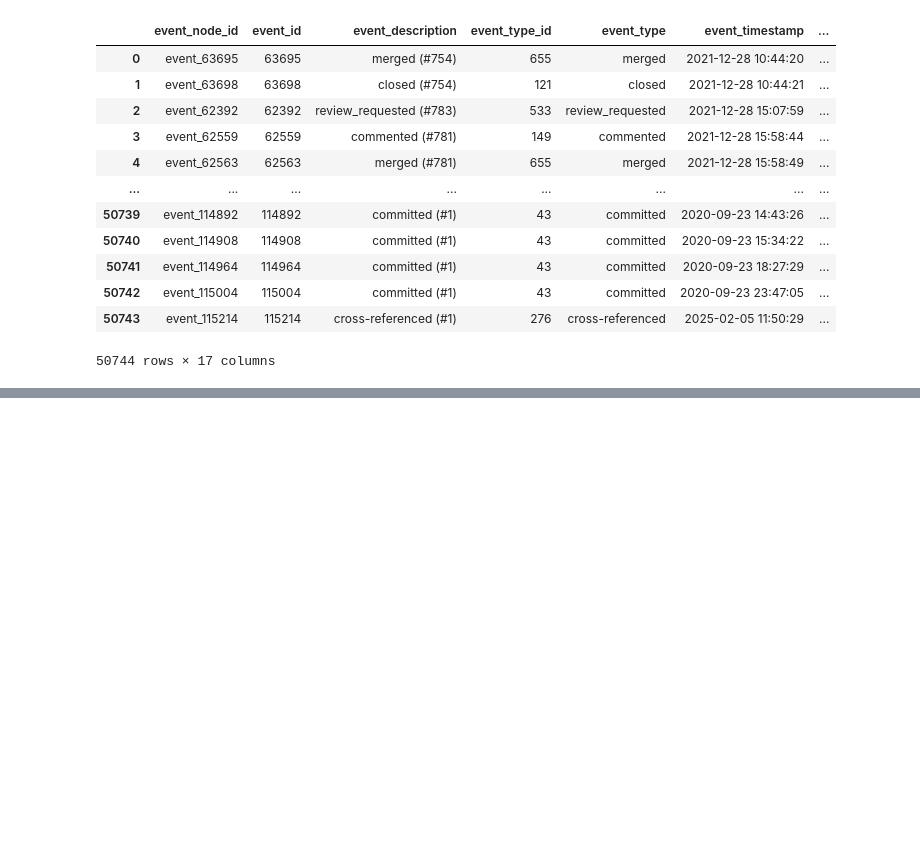
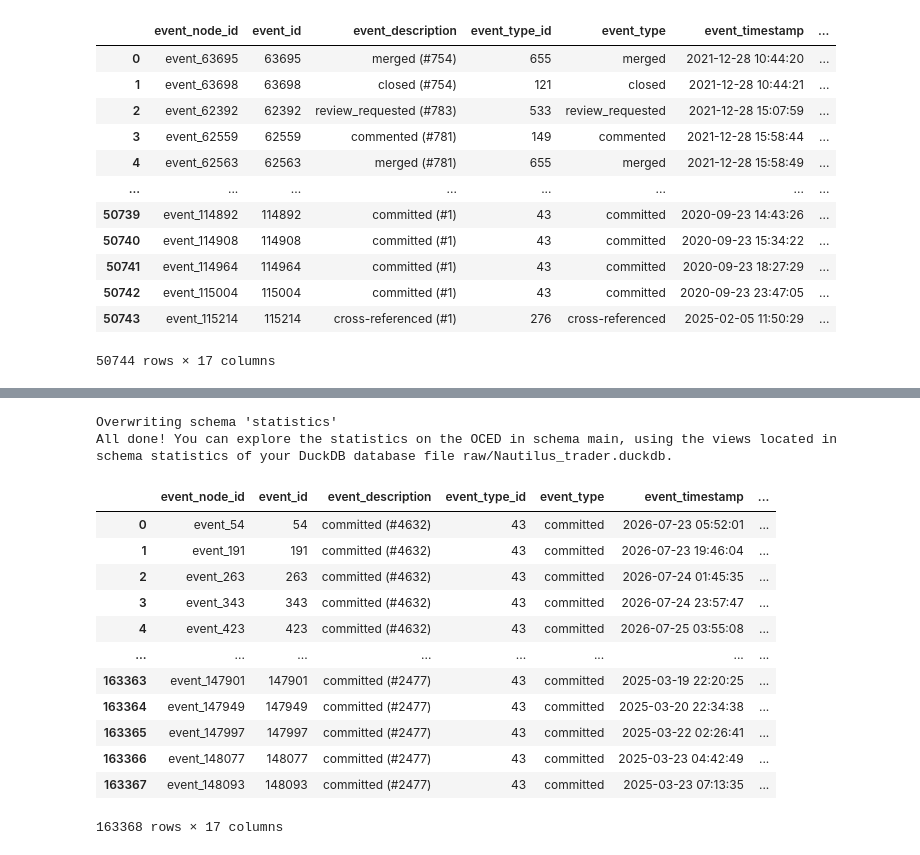
Before and after one commit to MahsaChoop/Lifecycle-Processes, a Jupyter notebook: data/data extraction.ipynb, the cells around one changed output, grey strips where cells are left out. Saved outputs shown, nothing was run; the diff lists cells and outputs as text; code cells hidden in the pictures; blank space fills up the shorter version.

Commit message:
adding Nautilus_trader dataset

```diff
--- a/data/data extraction.ipynb
+++ b/data/data extraction.ipynb
@@ -824,0 +830,13 @@ eventsPerobj_df
+# %%
+import duckdb
+import pandas as pd
+
+from pystackt import *
+
+from configToken import GITHUB_ACCESS_TOKEN
+
+from pathlib import Path
+import sys
+
+DUCKDB_PATH_Nautilus_trader = "raw/Nautilus_trader.duckdb"
+SQLITE_PATH_Nautilus_trader = "raw/Nautilus_trader.sqlite"
@@ -824,0 +899,11 @@ eventsPerobj_df
+# %%
+from pystackt import create_statistics_views
+
+create_statistics_views(
+    quack_db= DUCKDB_PATH_Nautilus_trader,
+    schema_in="main",
+    schema_out="statistics"
+)
+# %% [output]
+Overwriting schema 'statistics'
+All done! You can explore the statistics on the OCED in schema main, using the views located in schema statistics of your DuckDB database file raw/Nautilus_trader.duckdb.
@@ -824,0 +923,24 @@ eventsPerobj_df
+# %%
+
+import duckdb
+
+quack_db = DUCKDB_PATH_Nautilus_trader
+
+with duckdb.connect(quack_db, read_only=True) as con:
+    eventsPerobj_df = con.sql("SELECT * FROM graph_data_prep.graph_base_table").df()
+
+eventsPerobj_df
+# %% [output]
+|  | event_node_id | event_id | event_description | event_type_id | event_type | event_timestamp | ... |
+| 0 | event_54 | 54 | committed (#4632) | 43 | committed | 2026-07-23 05:52:01 | ... |
+| 1 | event_191 | 191 | committed (#4632) | 43 | committed | 2026-07-23 19:46:04 | ... |
+| 2 | event_263 | 263 | committed (#4632) | 43 | committed | 2026-07-24 01:45:35 | ... |
+| 3 | event_343 | 343 | committed (#4632) | 43 | committed | 2026-07-24 23:57:47 | ... |
+| 4 | event_423 | 423 | committed (#4632) | 43 | committed | 2026-07-25 03:55:08 | ... |
+| ... | ... | ... | ... | ... | ... | ... | ... |
+| 163363 | event_147901 | 147901 | committed (#2477) | 43 | committed | 2025-03-19 22:20:25 | ... |
+| 163364 | event_147949 | 147949 | committed (#2477) | 43 | committed | 2025-03-20 22:34:38 | ... |
+| 163365 | event_147997 | 147997 | committed (#2477) | 43 | committed | 2025-03-22 02:26:41 | ... |
+| 163366 | event_148077 | 148077 | committed (#2477) | 43 | committed | 2025-03-23 04:42:49 | ... |
+| 163367 | event_148093 | 148093 | committed (#2477) | 43 | committed | 2025-03-23 07:13:35 | ... |
+163368 rows × 17 columns
```
Also changed, not shown: parts of 4 cells of this notebook.
